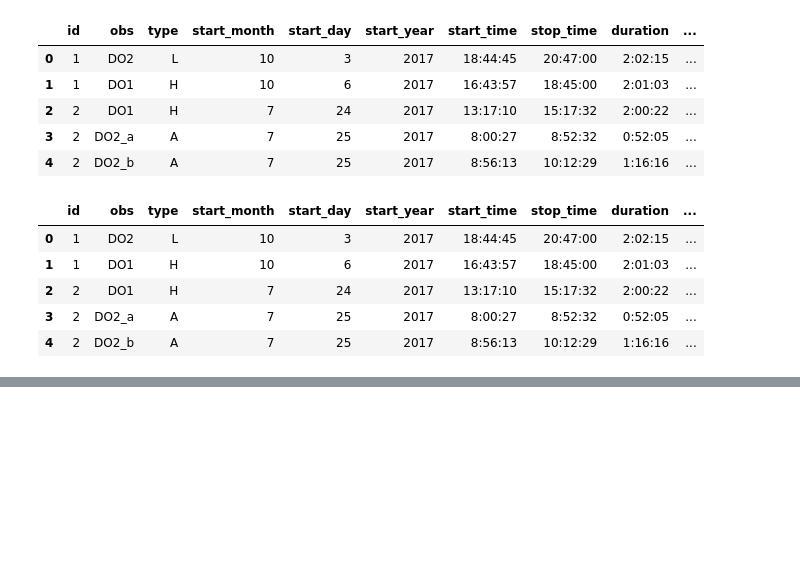
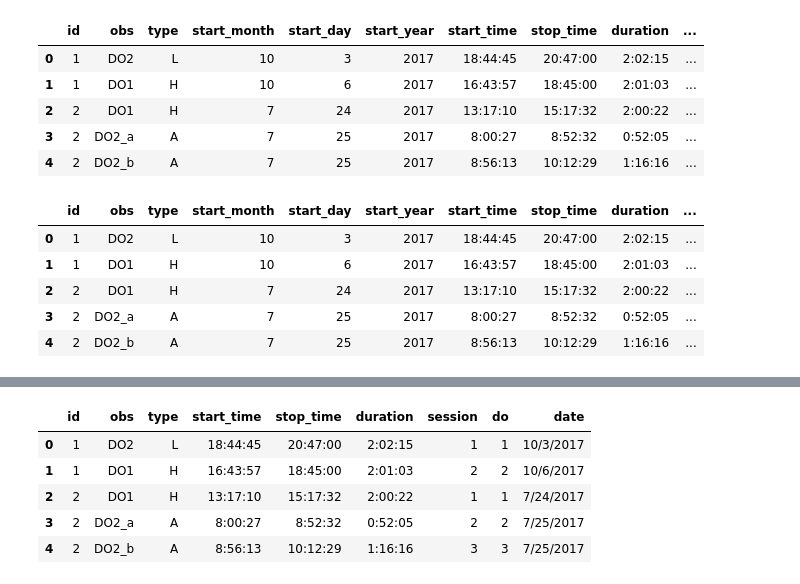
Before and after one commit to CameronWafer/WAVES, a Jupyter notebook: dataClean_Step1_AM.ipynb, the cells around one changed output, grey strips where cells are left out. Cells and saved outputs as stored; diff of their text form; code cells hidden in the pictures; blank space fills up the shorter version.

```diff
--- a/dataClean_Step1_AM.ipynb
+++ b/dataClean_Step1_AM.ipynb
@@ -926,0 +1393,9 @@ Length: 1, dtype: Int64
+# %%
+log_df.head()
+# %% [output]
+|  | id | obs | type | start_time | stop_time | duration | session | do | date |
+| 0 | 1 | DO2 | L | 18:44:45 | 20:47:00 | 2:02:15 | 1 | 1 | 10/3/2017 |
+| 1 | 1 | DO1 | H | 16:43:57 | 18:45:00 | 2:01:03 | 2 | 2 | 10/6/2017 |
+| 2 | 2 | DO1 | H | 13:17:10 | 15:17:32 | 2:00:22 | 1 | 1 | 7/24/2017 |
+| 3 | 2 | DO2_a | A | 8:00:27 | 8:52:32 | 0:52:05 | 2 | 2 | 7/25/2017 |
+| 4 | 2 | DO2_b | A | 8:56:13 | 10:12:29 | 1:16:16 | 3 | 3 | 7/25/2017 |
```
Also changed, not shown: parts of 7 cells of this notebook, 6 other files.
